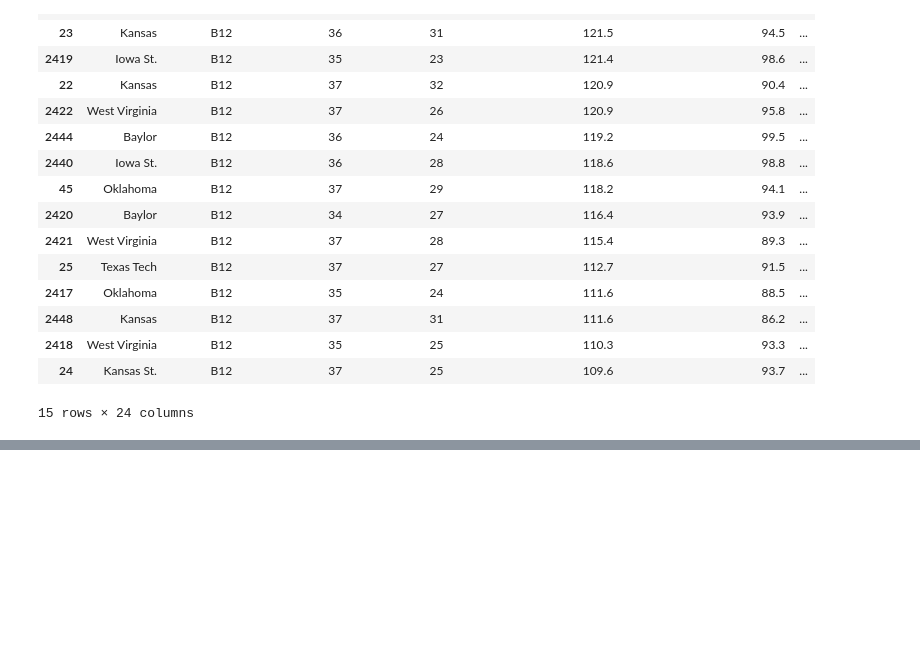
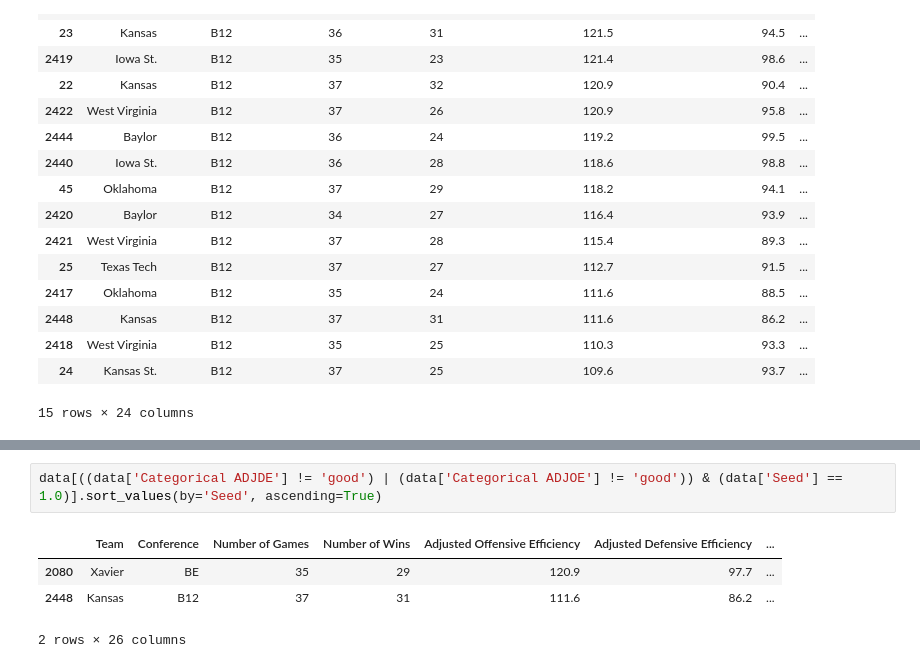
Before and after one commit to stvschmdt/ne_ds5230, a Jupyter notebook: week_2_example_eda_ka.ipynb, the cells around one changed output, grey strips where cells are left out. Drawn from its saved outputs; the diff is of its cells as text; blank space fills up the shorter version.

```diff
--- a/week_2_example_eda_ka.ipynb
+++ b/week_2_example_eda_ka.ipynb
@@ -407,0 +479,7 @@ dtype: float64
+# %%
+data[((data['Categorical ADJDE'] != 'good') | (data['Categorical ADJOE'] != 'good')) & (data['Seed'] == 1.0)].sort_values(by='Seed', ascending=True)
+# %% [output]
+|  | Team | Conference | Number of Games | Number of Wins | Adjusted Offensive Efficiency | Adjusted Defensive Efficiency | ... |
+| 2080 | Xavier | BE | 35 | 29 | 120.9 | 97.7 | ... |
+| 2448 | Kansas | B12 | 37 | 31 | 111.6 | 86.2 | ... |
+2 rows × 26 columns
```
Also changed, not shown: parts of 25 cells of this notebook.
